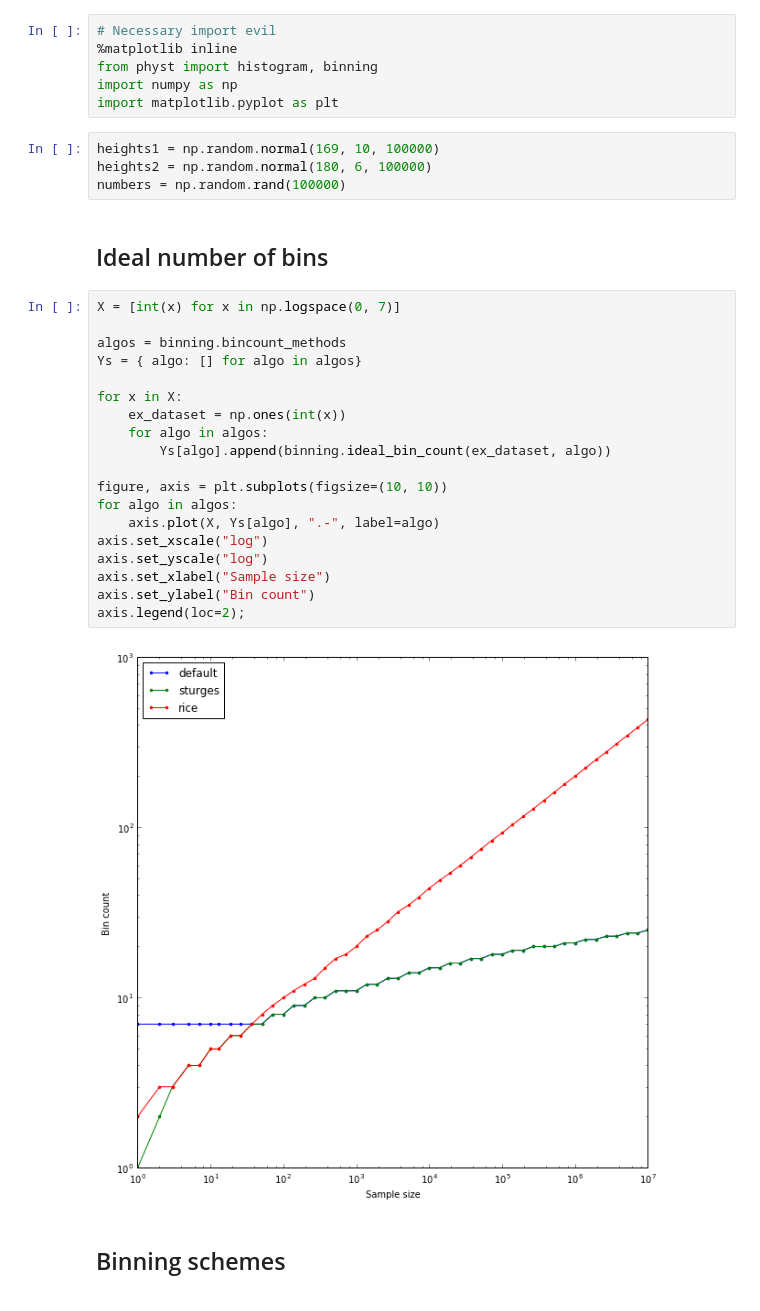
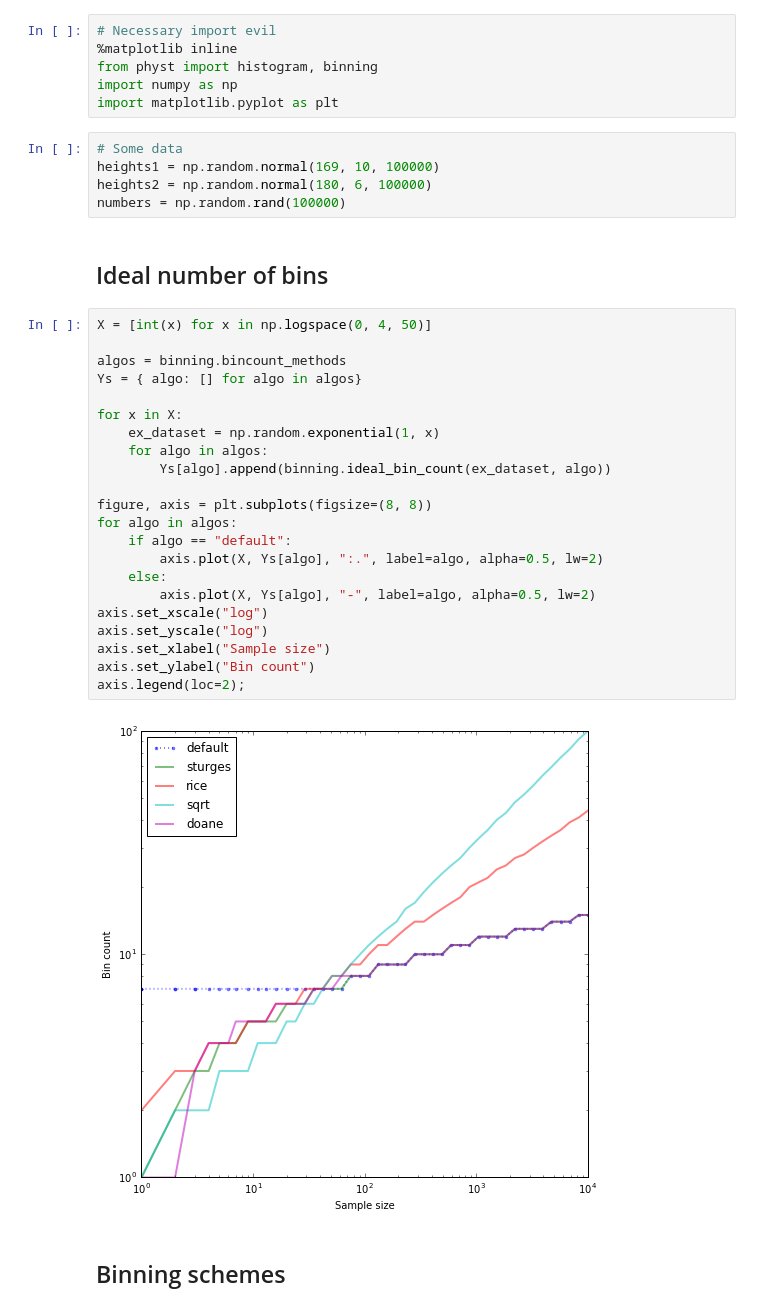
Before and after one commit to janpipek/physt, a Jupyter notebook: doc/Binning.ipynb, the cells around one changed output. Saved outputs shown, nothing was run; the diff lists cells and outputs as text.

```diff
--- a/doc/Binning.ipynb
+++ b/doc/Binning.ipynb
@@ -5,32 +7,36 @@ from physt import histogram, binning
 import numpy as np
 import matplotlib.pyplot as plt
 # %%
+# Some data
 heights1 = np.random.normal(169, 10, 100000)
 heights2 = np.random.normal(180, 6, 100000)
 numbers = np.random.rand(100000)
 # %% [markdown]
 ## Ideal number of bins
 # %%
-X = [int(x) for x in np.logspace(0, 7)]
+X = [int(x) for x in np.logspace(0, 4, 50)]
 
 algos = binning.bincount_methods
 Ys = { algo: [] for algo in algos}
 
 for x in X:
-    ex_dataset = np.ones(int(x))
+    ex_dataset = np.random.exponential(1, x)
     for algo in algos:
         Ys[algo].append(binning.ideal_bin_count(ex_dataset, algo))
 
-figure, axis = plt.subplots(figsize=(10, 10))
+figure, axis = plt.subplots(figsize=(8, 8))
 for algo in algos:
-    axis.plot(X, Ys[algo], ".-", label=algo)
+    if algo == "default":
+        axis.plot(X, Ys[algo], ":.", label=algo, alpha=0.5, lw=2)
+    else:
+        axis.plot(X, Ys[algo], "-", label=algo, alpha=0.5, lw=2)
 axis.set_xscale("log")
 axis.set_yscale("log")
 axis.set_xlabel("Sample size")
 axis.set_ylabel("Bin count")
 axis.legend(loc=2);
 # %% [output]
-[figure, old version]
+[figure, new version]
 # %% [markdown]
 ## Binning schemes
 # %% [markdown]
```
Also changed, not shown: parts of 13 cells of this notebook, 1 other file.
